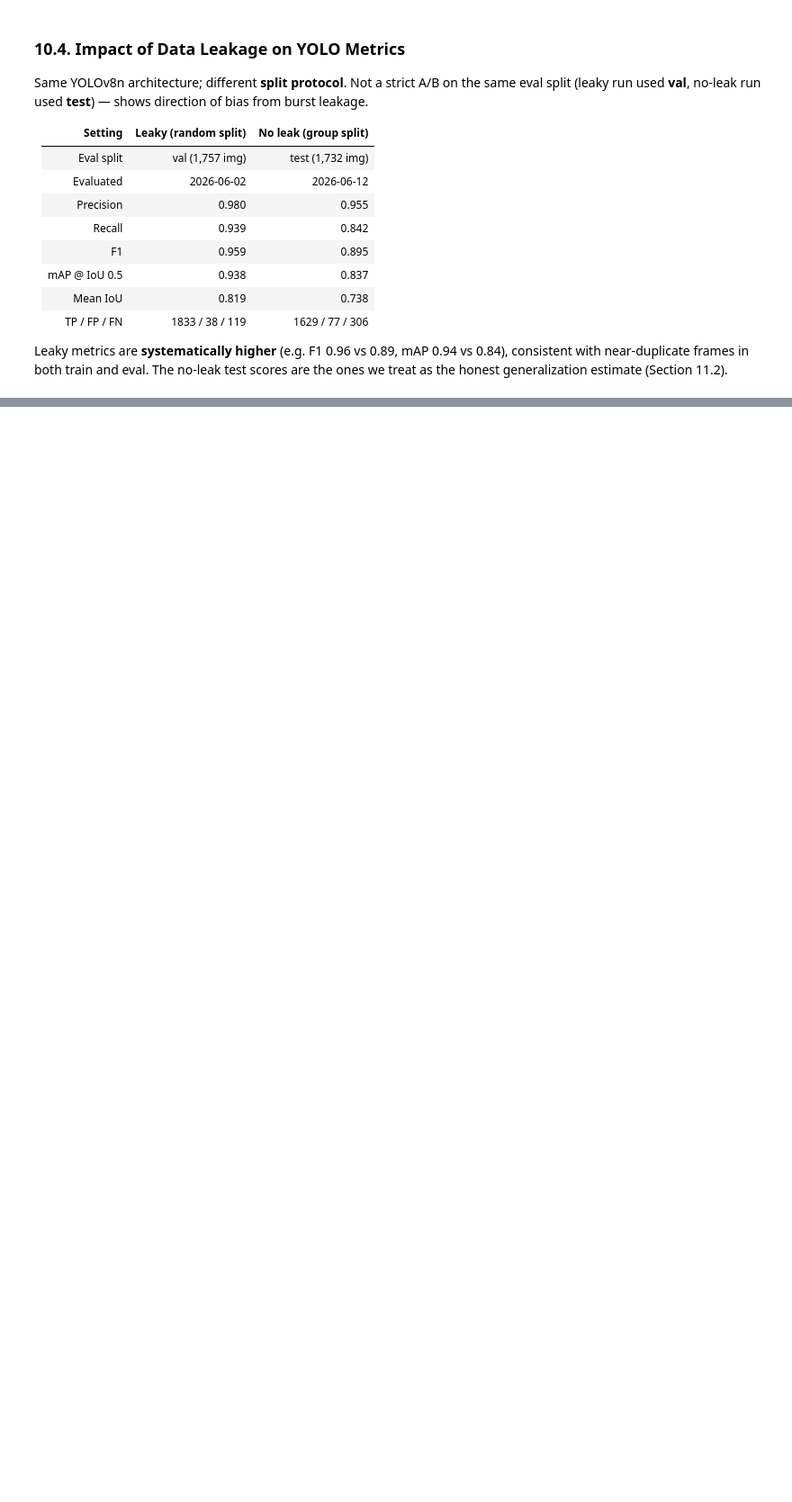
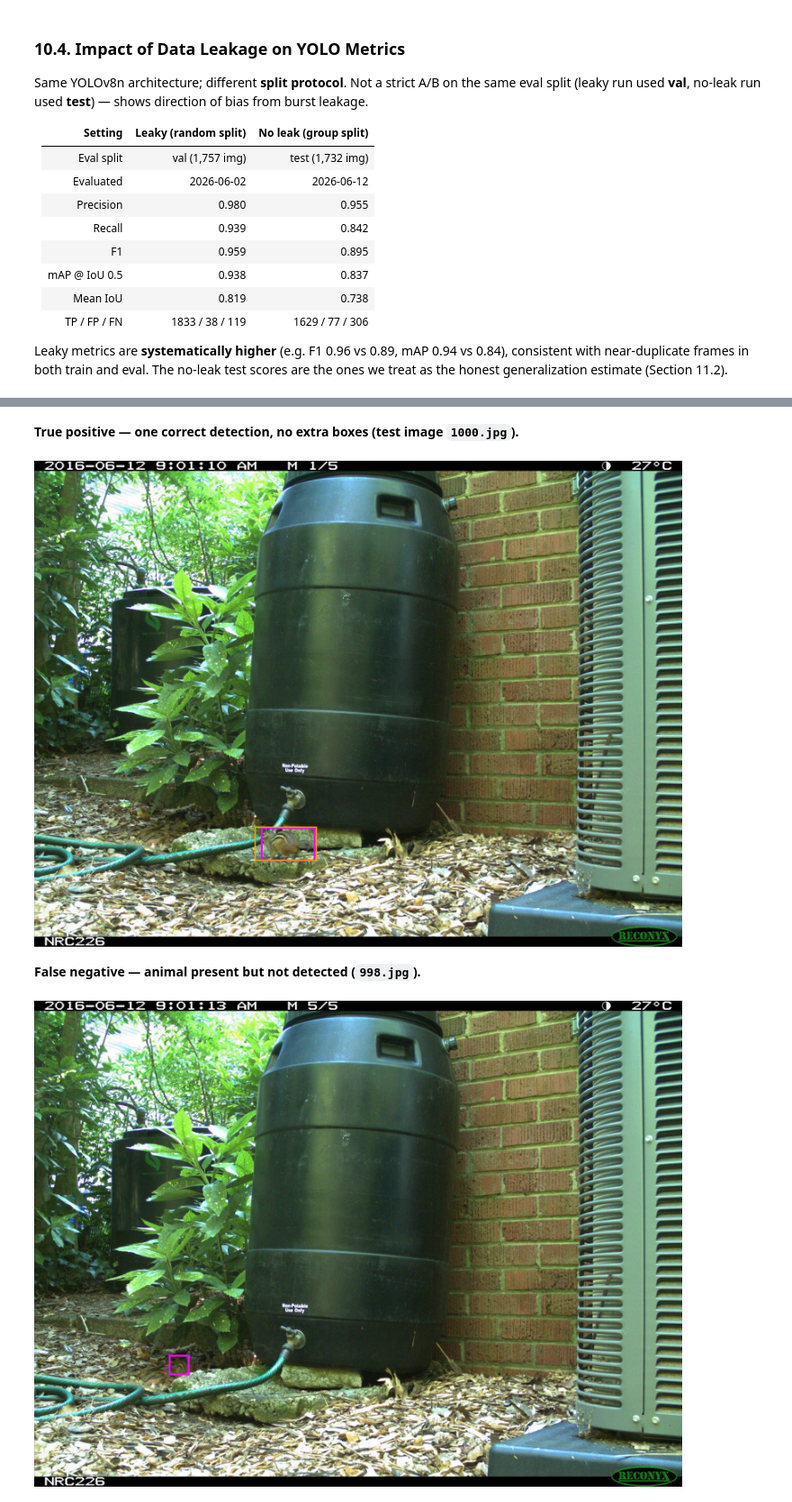
Before and after one commit to 322492/NN-project, a Jupyter notebook: final_report.ipynb, the cells around one changed output, grey strips where cells are left out. Shown at 90% size. Drawn from its saved outputs; the diff is of its cells as text; code cells hidden in the pictures; blank space fills up the shorter version.

```diff
--- a/final_report.ipynb
+++ b/final_report.ipynb
@@ -787,0 +783,38 @@ Suggested cases after baseline eval: high-confidence TP, missed small animal (FN
+# %%
+from pathlib import Path
+import subprocess
+import sys
+from IPython.display import display, Image, Markdown
+
+project_root = Path(".").resolve()
+figures_dir = project_root / "results" / "report_figures"
+generate_script = project_root / "scripts" / "generate_report_figures.py"
+
+if not (figures_dir / "yolo_tp.jpg").is_file() and generate_script.is_file():
+    subprocess.run([sys.executable, str(generate_script)], cwd=project_root, check=True)
+
+examples = [
+    (
+        "yolo_tp.jpg",
+        "True positive — one correct detection, no extra boxes (test image `1000.jpg`).",
+    ),
+    (
+        "yolo_fn.jpg",
+        "False negative — animal present but not detected (`998.jpg`).",
+    ),
+    (
+        "yolo_fp.jpg",
+        "Mixed errors — spurious detection and missed ground truth (`1189.jpg`).",
+    ),
+]
+
+for file_name, text in examples:
+    path = figures_dir / file_name
+    if path.is_file():
+        display(Markdown(f"**{text}**"))
+        display(Image(filename=str(path), width=720))
+# %% [output]
+**True positive — one correct detection, no extra boxes (test image `1000.jpg`).**
+[figure, added]
+**False negative — animal present but not detected (`998.jpg`).**
+[figure, added]
```
Also changed, not shown: parts of 26 cells of this notebook.
